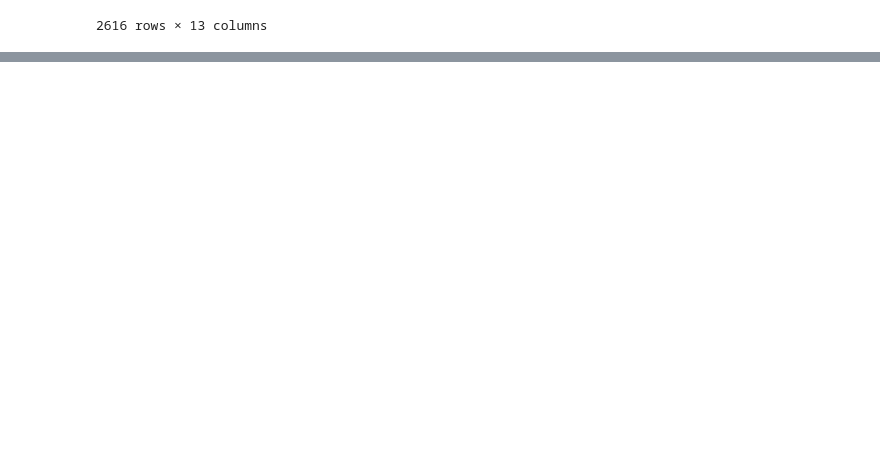
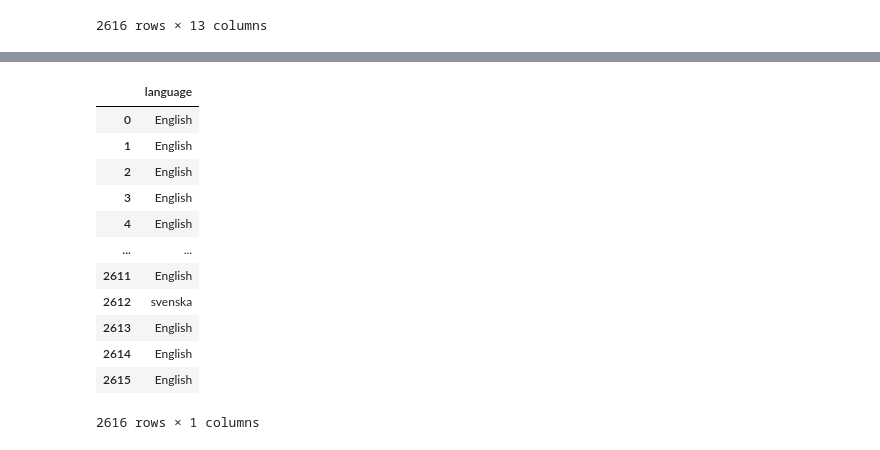
Before and after one commit to kendoll7/project_4, a Jupyter notebook: movies_etl.ipynb, the cells around one changed output, grey strips where cells are left out. Saved outputs shown, nothing was run; the diff lists cells and outputs as text; code cells hidden in the pictures; blank space fills up the shorter version.

```diff
--- a/movies_etl.ipynb
+++ b/movies_etl.ipynb
@@ -696,0 +718,22 @@ complete_movies_df_with_genres_prodcomps
+# %%
+new_df = pd.json_normalize(language_df['spoken_languages'])
+new_df_0 = pd.json_normalize(new_df[0])
+new_df_0 = new_df_0.rename(columns={'name' : 'language'})
+new_df_0 = new_df_0.drop(columns = 'iso_639_1')
+new_df_0
+
+new_df_0
+# %% [output]
+|  | language |
+| 0 | English |
+| 1 | English |
+| 2 | English |
+| 3 | English |
+| 4 | English |
+| ... | ... |
+| 2611 | English |
+| 2612 | svenska |
+| 2613 | English |
+| 2614 | English |
+| 2615 | English |
+2616 rows × 1 columns
```
Also changed, not shown: parts of 3 cells of this notebook.
